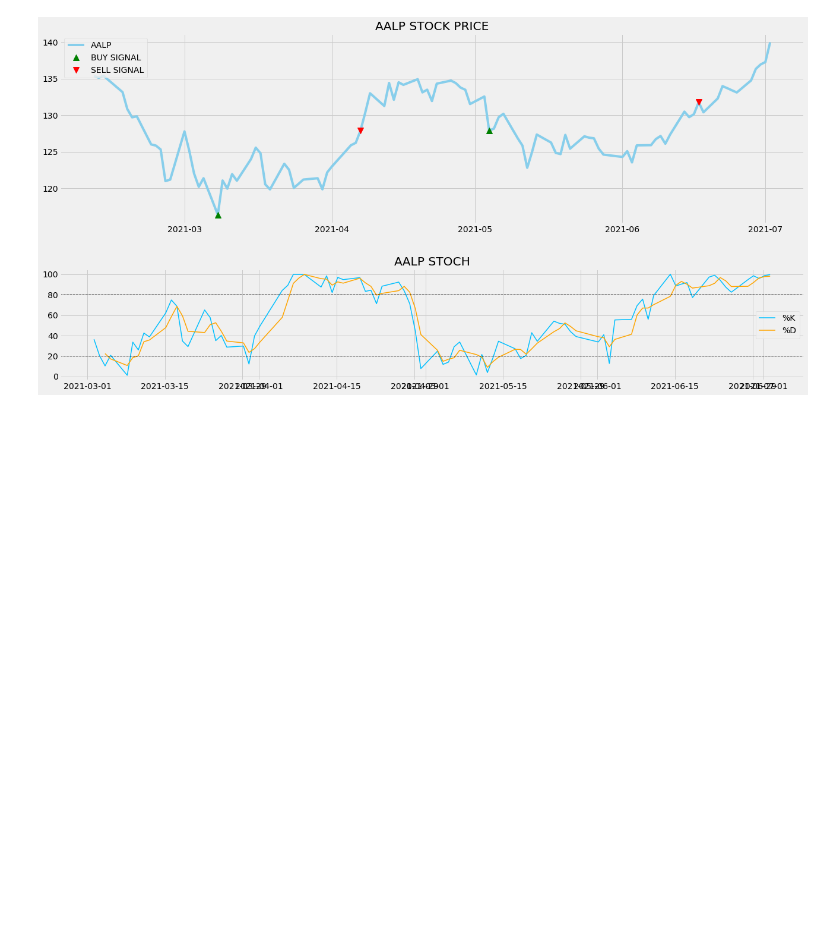
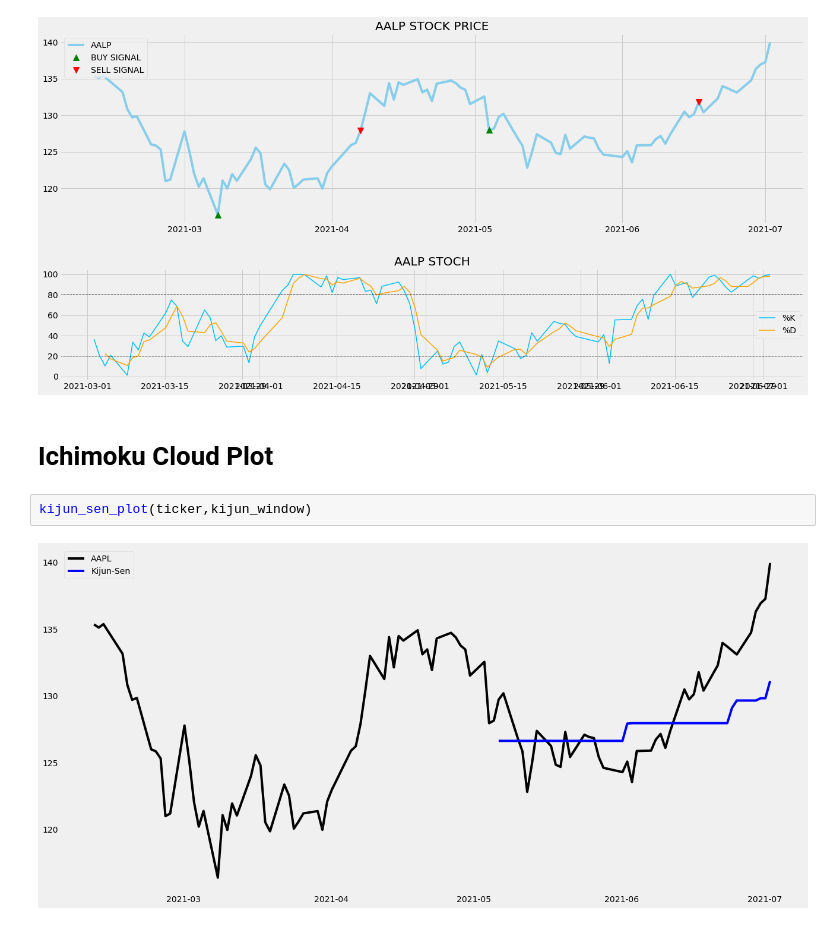
Before and after one commit to 44nash/Trading-Bot-project-2, a Jupyter notebook: pipeline_exploration.ipynb, the cells around one changed output. Cells and saved outputs as stored; diff of their text form; blank space fills up the shorter version.

```diff
--- a/pipeline_exploration.ipynb
+++ b/pipeline_exploration.ipynb
@@ -232,3 +226,9 @@ buy_price, sell_price, stoch_signal = implement_stoch_strategy(ticker['close'],
 plot_sell_buy(ticker, buy_price, sell_price, stoch_signal)
 # %% [output]
 [figure]
+# %% [markdown]
+# Ichimoku Cloud Plot
+# %%
+kijun_sen_plot(ticker,kijun_window)
+# %% [output]
+[figure, added]
```
Also changed, not shown: parts of 11 cells of this notebook, 1 other file.
